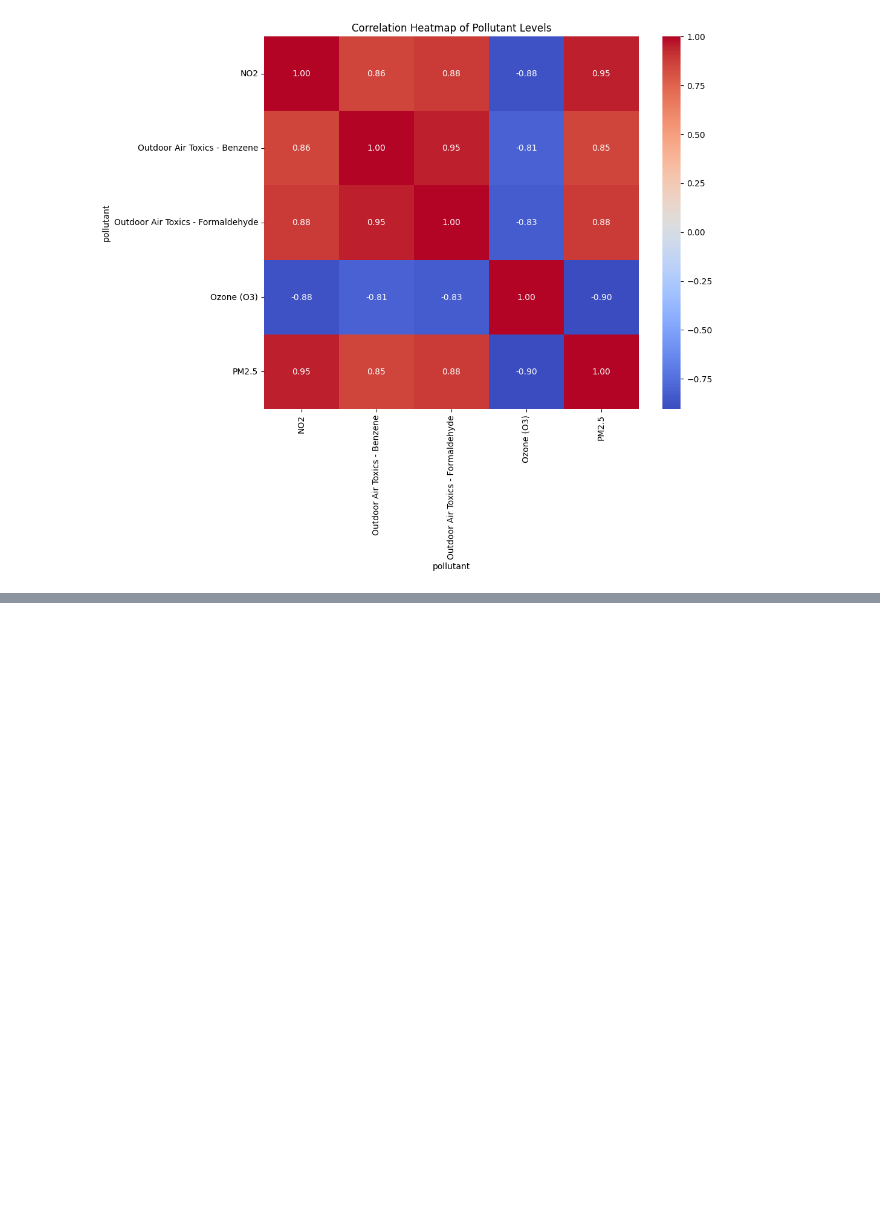
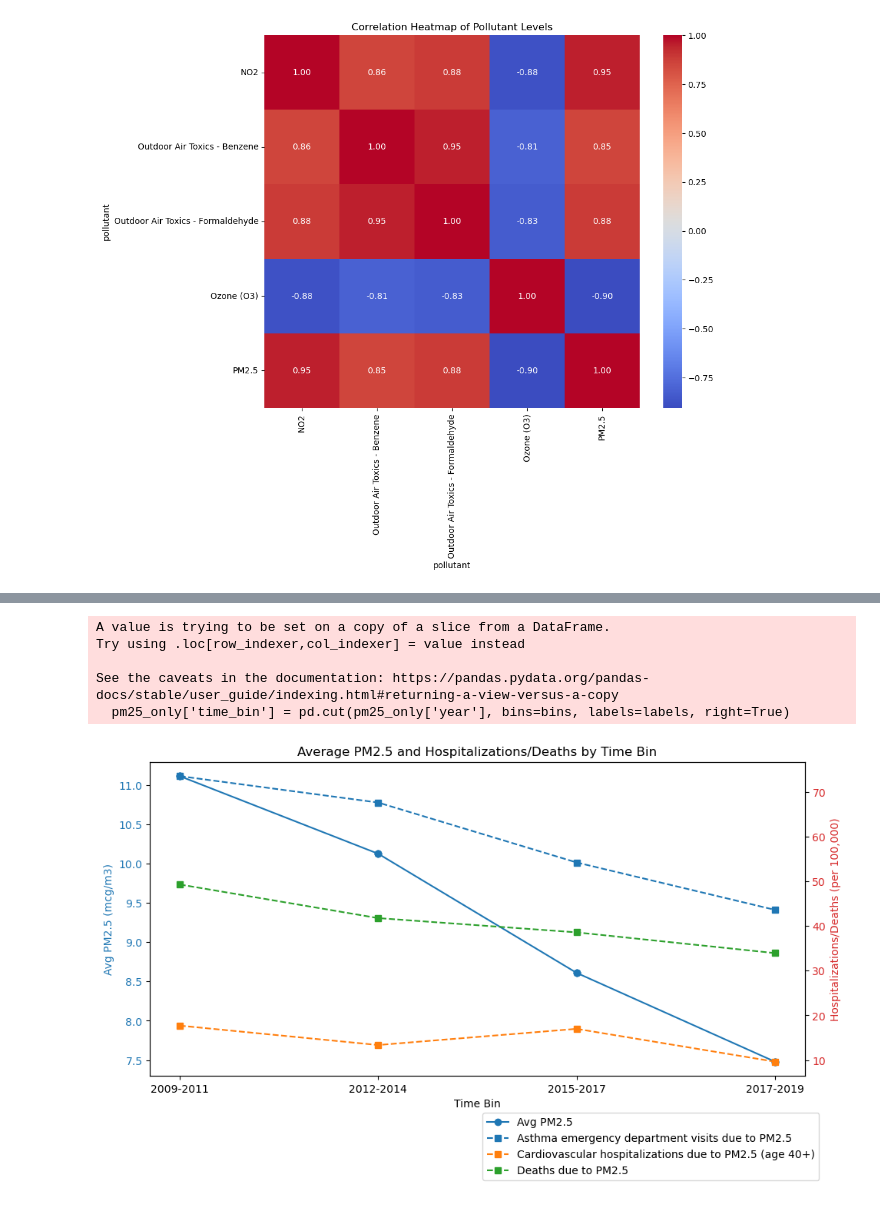
Before and after one commit to oliwveanda/dscp, a Jupyter notebook: notebooks/air_data_viz.ipynb, the cells around one changed output, grey strips where cells are left out. Drawn from its saved outputs; the diff is of its cells as text; code cells hidden in the pictures; blank space fills up the shorter version.

```diff
--- a/notebooks/air_data_viz.ipynb
+++ b/notebooks/air_data_viz.ipynb
@@ -365,0 +303,61 @@ plt.show()
+# %%
+import pandas as pd
+import matplotlib.pyplot as plt
+
+pm25_repp = [
+    'Asthma emergency department visits due to PM2.5',
+    'Cardiovascular hospitalizations due to PM2.5 (age 40+)',
+    'Deaths due to PM2.5',
+]
+
+pm25_repp_df = df[df['pollutant'].isin(pm25_repp)].copy()
+
+pm25_repp_df['time_bin'] = pm25_repp_df['period'].str.strip()
+
+bins = [2008, 2011, 2014, 2017, 2020]
+labels = ['2009-2011', '2012-2014', '2015-2017', '2017-2019']
+
+pm25_only['time_bin'] = pd.cut(pm25_only['year'], bins=bins, labels=labels, right=True)
+
+pm25_avg = pm25_only.groupby('time_bin')['value'].mean().reset_index()
+
+pm25_repp_agg = (
+    pm25_repp_df.groupby(['pollutant', 'time_bin'])['value']
+    .mean()
+    .reset_index()
+)
+
+merged = pd.merge(pm25_avg, pm25_repp_agg, on='time_bin', how='inner', suffixes=('_pm25', '_hosp'))
+
+fig, ax1 = plt.subplots(figsize=(10,6))
+
+ax1.set_xlabel('Time Bin')
+ax1.set_ylabel('Avg PM2.5 (mcg/m3)', color='tab:blue')
+ax1.plot(merged['time_bin'], merged['value_pm25'], marker='o', color='tab:blue', label='Avg PM2.5')
+ax1.tick_params(axis='y', labelcolor='tab:blue')
+
+ax2 = ax1.twinx()
+ax2.set_ylabel('Hospitalizations/Deaths (per 100,000)', color='tab:red')
+
+for pollutant in pm25_repp:
+    subset = merged[merged['pollutant'] == pollutant]
+    if not subset.empty:
+        ax2.plot(subset['time_bin'], subset['value_hosp'], marker='s', linestyle='--', label=pollutant)
+
+ax2.tick_params(axis='y', labelcolor='tab:red')
+
+plt.title('Average PM2.5 and Hospitalizations/Deaths by Time Period')
+
+lines_1, labels_1 = ax1.get_legend_handles_labels()
+lines_2, labels_2 = ax2.get_legend_handles_labels()
+ax2.legend(lines_1 + lines_2, labels_1 + labels_2, loc='upper left', bbox_to_anchor=(0.5, -0.1))
+
+fig.tight_layout()
+plt.show()
+# %% [output]
+A value is trying to be set on a copy of a slice from a DataFrame.
+Try using .loc[row_indexer,col_indexer] = value instead
+
+See the caveats in the documentation: https://pandas.pydata.org/pandas-docs/stable/user_guide/indexing.html#returning-a-view-versus-a-copy
+  pm25_only['time_bin'] = pd.cut(pm25_only['year'], bins=bins, labels=labels, right=True)
+[figure, added]
```
Also changed, not shown: parts of 35 cells of this notebook, 17 other files.
